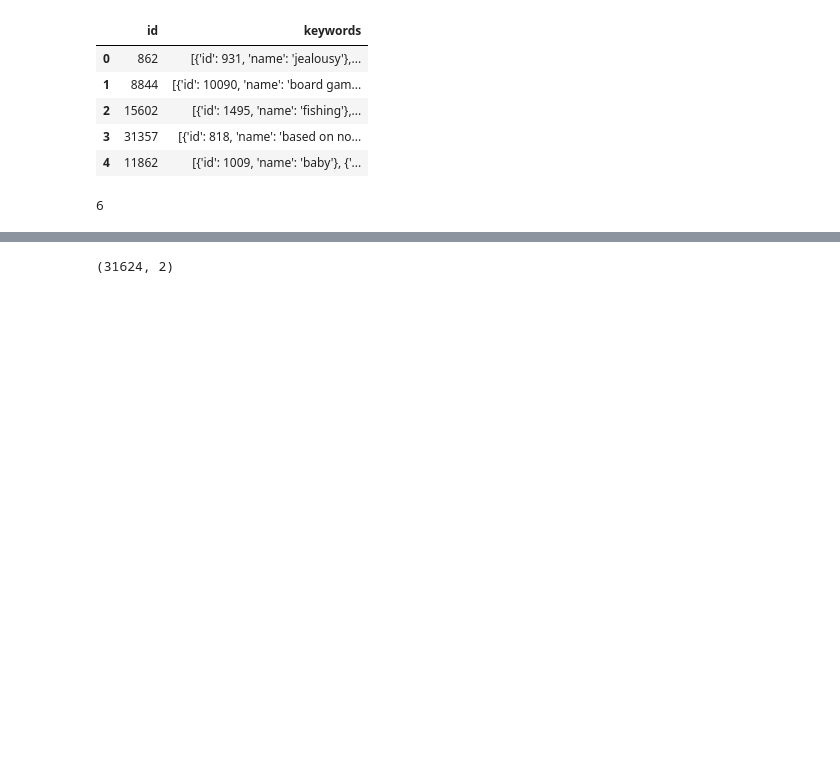
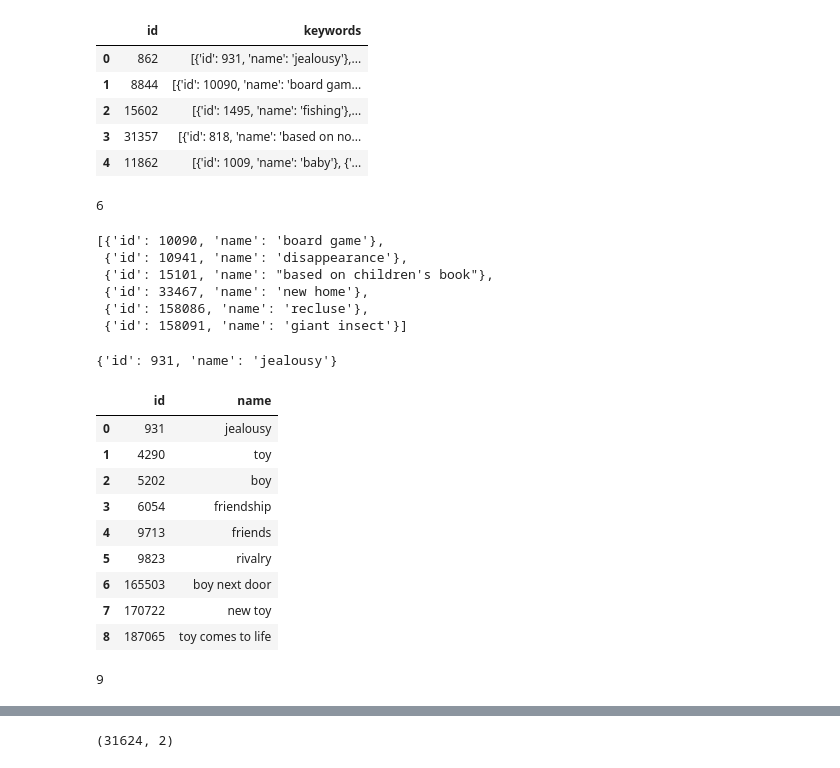
Before and after one commit to priya25-1998/Capstone-Project_Movie-Recommendation-Engine, a Jupyter notebook: Capstone_Data_Extraction.ipynb, the cells around one changed output, grey strips where cells are left out. Drawn from its saved outputs; the diff is of its cells as text; code cells hidden in the pictures; blank space fills up the shorter version.

```diff
--- a/Capstone_Data_Extraction.ipynb
+++ b/Capstone_Data_Extraction.ipynb
@@ -235,3 +249,33 @@ df_keywords.head()
 len(df_keywords.iloc[1]['keywords'])
 # %% [output]
 6
+# %%
+df_keywords.iloc[1]['keywords']
+# %% [output]
+[{'id': 10090, 'name': 'board game'},
+ {'id': 10941, 'name': 'disappearance'},
+ {'id': 15101, 'name': "based on children's book"},
+ {'id': 33467, 'name': 'new home'},
+ {'id': 158086, 'name': 'recluse'},
+ {'id': 158091, 'name': 'giant insect'}]
+# %%
+print(df_keywords['keywords'].iloc[0][0])
+# %% [output]
+{'id': 931, 'name': 'jealousy'}
+# %%
+pd.DataFrame(df_keywords['keywords'].iloc[0])
+# %% [output]
+|  | id | name |
+| 0 | 931 | jealousy |
+| 1 | 4290 | toy |
+| 2 | 5202 | boy |
+| 3 | 6054 | friendship |
+| 4 | 9713 | friends |
+| 5 | 9823 | rivalry |
+| 6 | 165503 | boy next door |
+| 7 | 170722 | new toy |
+| 8 | 187065 | toy comes to life |
+# %%
+len(df_keywords['keywords'].iloc[0])
+# %% [output]
+9
```
Also changed, not shown: parts of 23 cells of this notebook.
